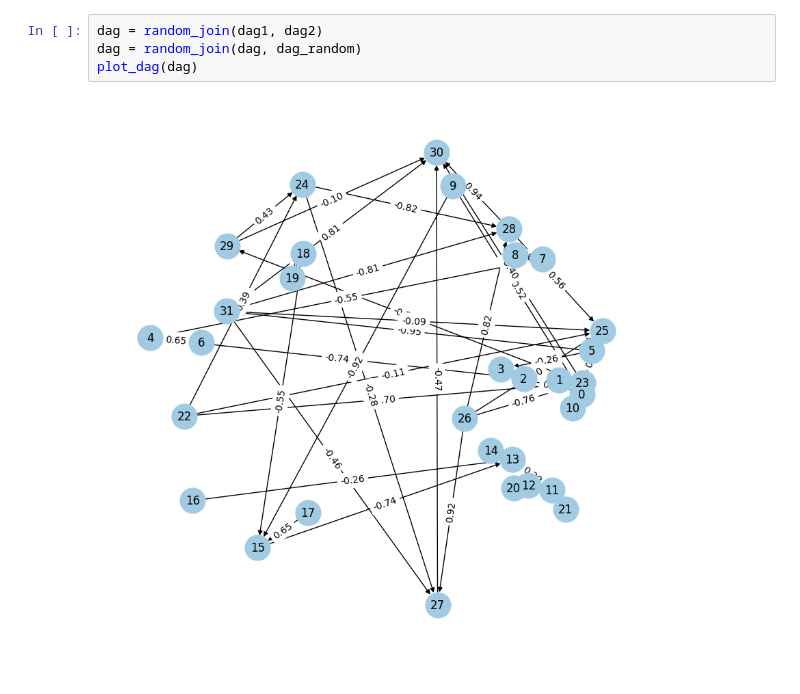
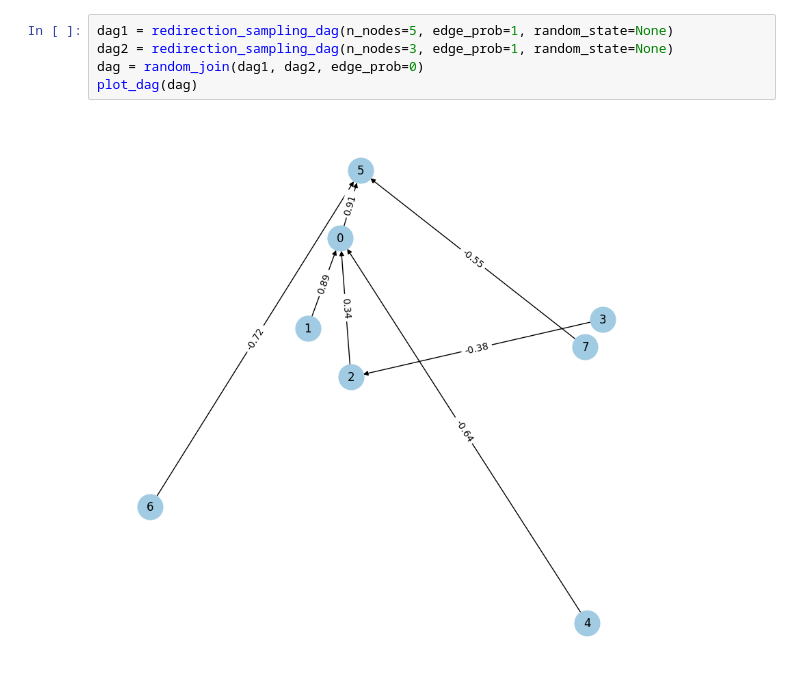
Before and after one commit to joaopfonseca/ExplainerPFN, a Jupyter notebook: notebooks/5-synthetic-data-generation.ipynb, the cells around one changed output. Saved outputs shown, nothing was run; the diff lists cells and outputs as text.

```diff
--- a/notebooks/5-synthetic-data-generation.ipynb
+++ b/notebooks/5-synthetic-data-generation.ipynb
@@ -28,7 +86,8 @@ plot_dag(dag2)
-# %%
-dag = random_join(dag1, dag2)
-dag = random_join(dag, dag_random)
-plot_dag(dag)
-# %% [output]
-[figure, removed]
+# %%
+dag1 = redirection_sampling_dag(n_nodes=5, edge_prob=1, random_state=None)
+dag2 = redirection_sampling_dag(n_nodes=3, edge_prob=1, random_state=None)
+dag = random_join(dag1, dag2, edge_prob=0)
+plot_dag(dag)
+# %% [output]
+[figure, added]
 # %%
```
Also changed, not shown: parts of 20 cells of this notebook, 5 other files.
